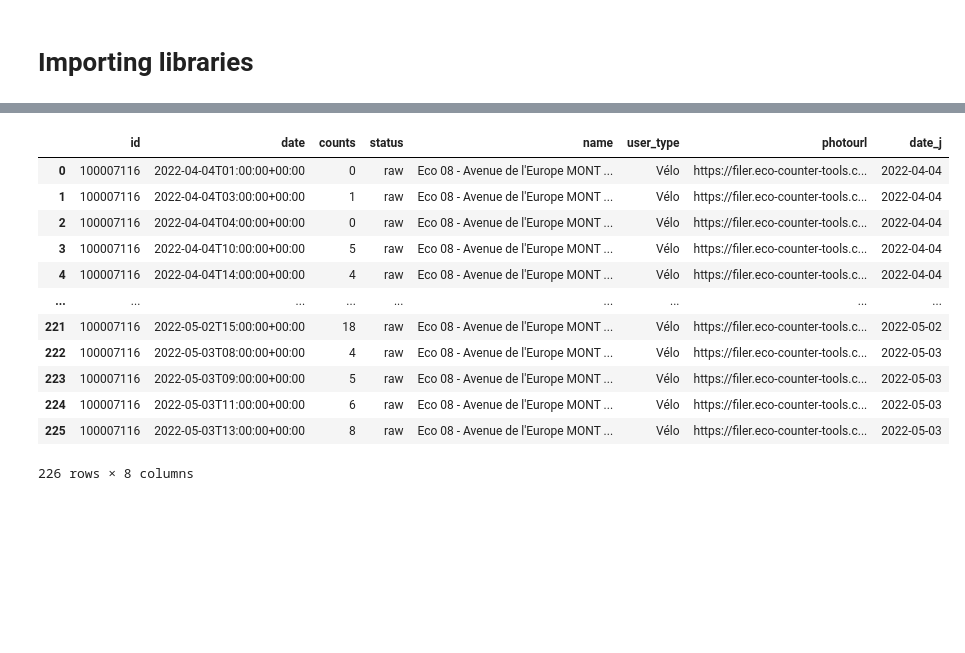
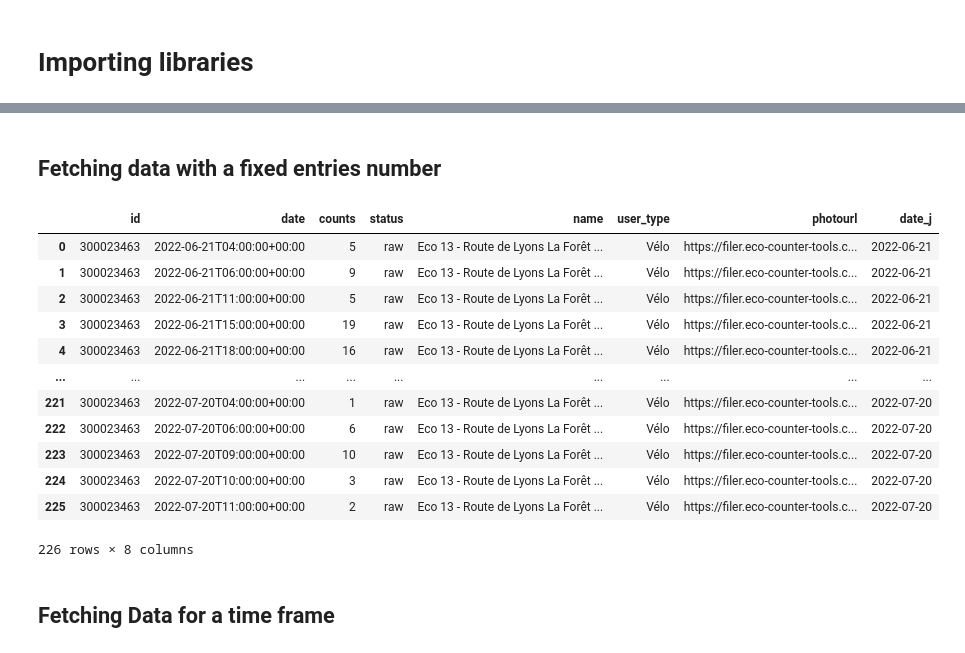
Before and after one commit to ba-talibe/OpenData-Rouen_Analysis_Project, a Jupyter notebook: data-fetching.ipynb, the cells around one changed output, grey strips where cells are left out. Saved outputs shown, nothing was run; the diff lists cells and outputs as text; code cells hidden in the pictures; blank space fills up the shorter version.

```diff
--- a/data-fetching.ipynb
+++ b/data-fetching.ipynb
@@ -103,7 +82,7 @@ location_data
 | 26 | 300035379 | Eco 25 - Rue d'Elbeuf ROUEN | Vélo | Rouen | {'lon': 1.083794, 'lat': 49.42699} | 15 | ZLT23070260 | https://filer.eco-counter-tools.c... |
 | 27 | 300035391 | Eco 26 - Avenue Pasteur ROUEN | Vélo | Rouen | {'lon': 1.078119, 'lat': 49.443063} | 60 | X2I20104344 | https://filer.eco-counter-tools.c... |
 # %%
-def get_count_data_as_dataframe(
+def get_data_as_dataframe(
         limit : int = 50,
         offset : int = 0,
         select : str = "",
@@ -117,65 +96,78 @@ def get_count_data_as_dataframe(
 
     # query = f"?limit={limit}" \
     #         f"&offset={offset}" \
-
+    query = ""
     if select != "":
-        query += f"&select={select}"
+        query += f"{'?' if len(query) == 0 else '&'}select={select}"
 
     if where != "":
-        query += f"&where={where}"
+        query += f"{'?' if len(query) == 0 else '&'}where={where}"
 
     if group_by != "":
-        query += f"&group_by={group_by}"
+        query += f"{'?' if len(query) == 0 else '&'}group_by={group_by}"
 
     if order_by != "":
-        query += f"&order_by={order_by}"
+        query += f"{'?' if len(query) == 0 else '&'}order_by={order_by}"
 
     if refine != {}:
         for key in refine:
-            query += f"&refine={key}%3A{refine[key]}"
+            query += f"{'?' if len(query) == 0 else '&'}refine={key}%3A{refine[key]}"
 
     if exclude != {}:
         for key in exclude:
-            query += f"&exclude={key}%3A{exclude[key]}"
+            query += f"{'?' if len(query) == 0 else '&'}exclude={key}%3A{exclude[key]}"
 
-    if limit <= 100:
-        query = f"?limit={limit}" \
+    if 0 < limit <= 100:
+        query += f"{'?' if len(query) == 0 else '&'}limit={limit}" \
             f"&offset={offset}"
         response = requests.get(base_datacount_url + query).json()
         total_count = response["total_count"]
         data = response["results"]
 
     else:
+        if limit == 0:
+            response = requests.get(base_datacount_url + query+ f"{'?' if len(query) == 0 else '&'}limit=1").json()
+            limit = int(response["total_count"])
         # le nombre de requete de limité à 100 entrés possible
         nbre_request = limit // 100
         # le nombre d'entré de la derniere requete
         last_limit = limit  % 100
+
         data = []
         for idx_req in range(nbre_request):
-            query = f"?limit={100}" \
+            limit_query = f"{'?' if len(query) == 0 else '&'}limit={100}" \
                     f"&offset={offset + idx_req*100}"
-            response = requests.get(base_datacount_url + query).json()
+            response = requests.get(base_datacount_url + query + limit_query).json()
+            if "message" in response.keys():
+                print(response)
+                break
             data += response["results"]
-        query = f"?limit={last_limit}" \
-                f"&offset={offset + (idx_req + 1)*100}"
-        response = requests.get(base_datacount_url + query).json()
+
+        #envoie de la dernier requete
+        limit_query = f"{'?' if len(query) == 0 else '&'}limit={last_limit}" \
+                f"&offset={offset + (nbre_request)*100}"
+        response = requests.get(base_datacount_url + query + limit_query).json()
         data += response["results"]
         total_count = response["total_count"]
-    return total_count, pd.DataFrame(data)
+    return total_count, pd.DataFrame(data )
+# %% [markdown]
+## Fetching data with a fixed entries number
 # %%
-_,df = get_count_data_as_dataframe(limit=226)
+_,df = get_data_as_dataframe(limit=226)
 df
 # %% [output]
 |  | id | date | counts | status | name | user_type | photourl | date_j |
-| 0 | 100007116 | 2022-04-04T01:00:00+00:00 | 0 | raw | Eco 08 - Avenue de l'Europe MONT ... | Vélo | https://filer.eco-counter-tools.c... | 2022-04-04 |
-| 1 | 100007116 | 2022-04-04T03:00:00+00:00 | 1 | raw | Eco 08 - Avenue de l'Europe MONT ... | Vélo | https://filer.eco-counter-tools.c... | 2022-04-04 |
-| 2 | 100007116 | 2022-04-04T04:00:00+00:00 | 0 | raw | Eco 08 - Avenue de l'Europe MONT ... | Vélo | https://filer.eco-counter-tools.c... | 2022-04-04 |
-| 3 | 100007116 | 2022-04-04T10:00:00+00:00 | 5 | raw | Eco 08 - Avenue de l'Europe MONT ... | Vélo | https://filer.eco-counter-tools.c... | 2022-04-04 |
-| 4 | 100007116 | 2022-04-04T14:00:00+00:00 | 4 | raw | Eco 08 - Avenue de l'Europe MONT ... | Vélo | https://filer.eco-counter-tools.c... | 2022-04-04 |
+| 0 | 300023463 | 2022-06-21T04:00:00+00:00 | 5 | raw | Eco 13 - Route de Lyons La Forêt ... | Vélo | https://filer.eco-counter-tools.c... | 2022-06-21 |
+| 1 | 300023463 | 2022-06-21T06:00:00+00:00 | 9 | raw | Eco 13 - Route de Lyons La Forêt ... | Vélo | https://filer.eco-counter-tools.c... | 2022-06-21 |
+| 2 | 300023463 | 2022-06-21T11:00:00+00:00 | 5 | raw | Eco 13 - Route de Lyons La Forêt ... | Vélo | https://filer.eco-counter-tools.c... | 2022-06-21 |
+| 3 | 300023463 | 2022-06-21T15:00:00+00:00 | 19 | raw | Eco 13 - Route de Lyons La Forêt ... | Vélo | https://filer.eco-counter-tools.c... | 2022-06-21 |
+| 4 | 300023463 | 2022-06-21T18:00:00+00:00 | 16 | raw | Eco 13 - Route de Lyons La Forêt ... | Vélo | https://filer.eco-counter-tools.c... | 2022-06-21 |
 | ... | ... | ... | ... | ... | ... | ... | ... | ... |
-| 221 | 100007116 | 2022-05-02T15:00:00+00:00 | 18 | raw | Eco 08 - Avenue de l'Europe MONT ... | Vélo | https://filer.eco-counter-tools.c... | 2022-05-02 |
-| 222 | 100007116 | 2022-05-03T08:00:00+00:00 | 4 | raw | Eco 08 - Avenue de l'Europe MONT ... | Vélo | https://filer.eco-counter-tools.c... | 2022-05-03 |
-| 223 | 100007116 | 2022-05-03T09:00:00+00:00 | 5 | raw | Eco 08 - Avenue de l'Europe MONT ... | Vélo | https://filer.eco-counter-tools.c... | 2022-05-03 |
-| 224 | 100007116 | 2022-05-03T11:00:00+00:00 | 6 | raw | Eco 08 - Avenue de l'Europe MONT ... | Vélo | https://filer.eco-counter-tools.c... | 2022-05-03 |
-| 225 | 100007116 | 2022-05-03T13:00:00+00:00 | 8 | raw | Eco 08 - Avenue de l'Europe MONT ... | Vélo | https://filer.eco-counter-tools.c... | 2022-05-03 |
+| 221 | 300023463 | 2022-07-20T04:00:00+00:00 | 1 | raw | Eco 13 - Route de Lyons La Forêt ... | Vélo | https://filer.eco-counter-tools.c... | 2022-07-20 |
+| 222 | 300023463 | 2022-07-20T06:00:00+00:00 | 6 | raw | Eco 13 - Route de Lyons La Forêt ... | Vélo | https://filer.eco-counter-tools.c... | 2022-07-20 |
+| 223 | 300023463 | 2022-07-20T09:00:00+00:00 | 10 | raw | Eco 13 - Route de Lyons La Forêt ... | Vélo | https://filer.eco-counter-tools.c... | 2022-07-20 |
+| 224 | 300023463 | 2022-07-20T10:00:00+00:00 | 3 | raw | Eco 13 - Route de Lyons La Forêt ... | Vélo | https://filer.eco-counter-tools.c... | 2022-07-20 |
+| 225 | 300023463 | 2022-07-20T11:00:00+00:00 | 2 | raw | Eco 13 - Route de Lyons La Forêt ... | Vélo | https://filer.eco-counter-tools.c... | 2022-07-20 |
 226 rows × 8 columns
+# %% [markdown]
+## Fetching Data for a time frame
```
Also changed, not shown: parts of 7 cells of this notebook.
